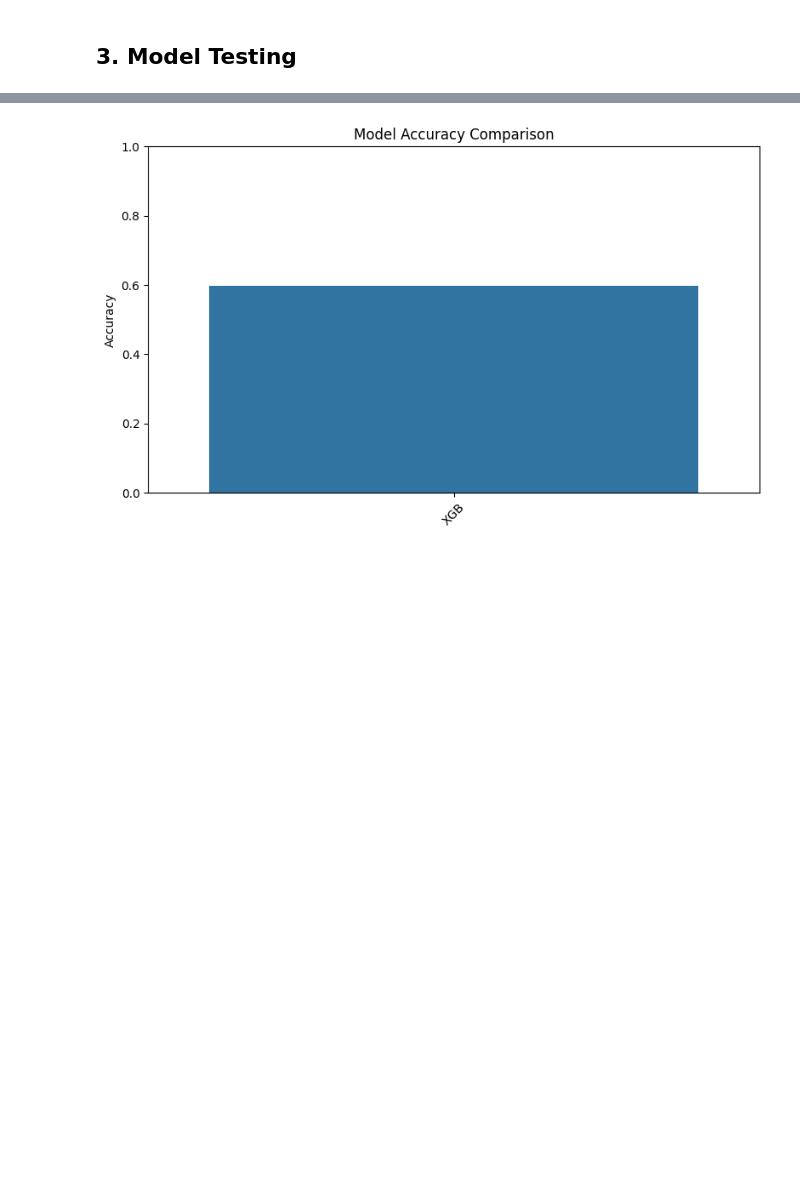
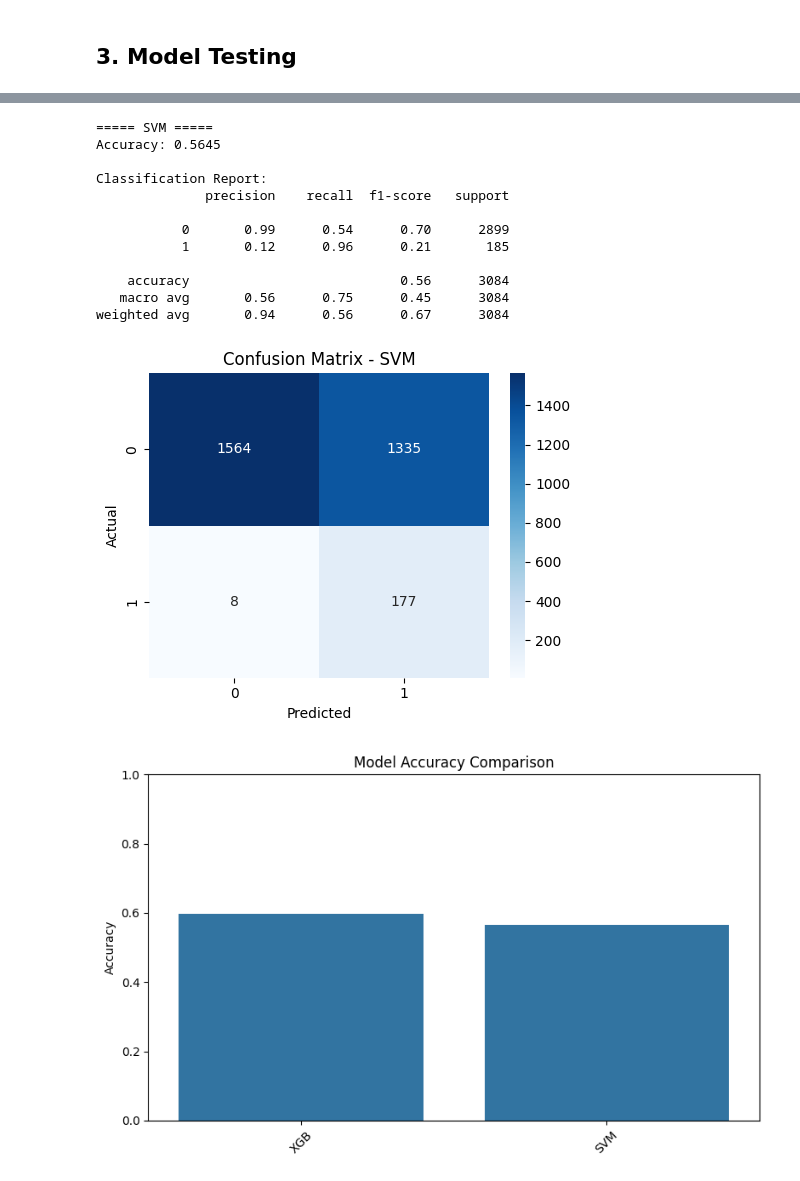
Before and after one commit to David38mk/vehicle-insurance-claim-fraud-datection-ML, a Jupyter notebook: notebooks/Vehicle-Insurance_claim_fraud_detection.ipynb, the cells around one changed output, grey strips where cells are left out. Saved outputs shown, nothing was run; the diff lists cells and outputs as text; code cells hidden in the pictures; blank space fills up the shorter version.

```diff
--- a/notebooks/Vehicle-Insurance_claim_fraud_detection.ipynb
+++ b/notebooks/Vehicle-Insurance_claim_fraud_detection.ipynb
@@ -671,6 +650,8 @@ We decide to go forward with SVM, XGB and Random Forest. The thought proccess is
 recall_scorer = make_scorer(recall_score, pos_label=1)
 precision_scorer = make_scorer(precision_score, pos_label=1)
 f1_scorer = make_scorer(f1_score, pos_label=1)
+
+k = KFold(n_splits=10, shuffle=True, random_state=38)
 
 # 1. SVM - Randomized Search
 svm_model = SVC(class_weight='balanced')
@@ -681,7 +662,7 @@ svm_params = {
 }
 
 
-svm_search = RandomizedSearchCV(svm_model, svm_params, n_iter=10, cv=10, scoring={'recall': recall_scorer,'precision': precision_scorer,'f1': f1_scorer,'accuracy': 'accuracy'} ,refit='recall', random_state=38, n_jobs=-1)
+svm_search = RandomizedSearchCV(svm_model, svm_params, n_iter=10, cv=k, scoring={'recall': recall_scorer,'precision': precision_scorer,'f1': f1_scorer,'accuracy': 'accuracy'} ,refit='recall', random_state=38, n_jobs=-1)
 svm_search.fit(X_res, y_res)
 print("Best SVM Params:", svm_search.best_params_)
 
@@ -694,7 +675,7 @@ rf_params = {
     'min_samples_split': [2, 5, 10],
     'min_samples_leaf': [1, 2, 4],
 }
-rf_search = RandomizedSearchCV(rf_model, rf_params, n_iter=10, cv=10, scoring={'recall': recall_scorer,'precision': precision_scorer,'f1': f1_scorer,'accuracy': 'accuracy'} ,refit='recall', random_state=38, n_jobs=-1)
+rf_search = RandomizedSearchCV(rf_model, rf_params, n_iter=10, cv=k, scoring={'recall': recall_scorer,'precision': precision_scorer,'f1': f1_scorer,'accuracy': 'accuracy'} ,refit='recall', random_state=38, n_jobs=-1)
 rf_search.fit(X_res, y_res)
 print("Best RF Params:", rf_search.best_params_)
 
@@ -708,7 +689,7 @@ xgb_params = {
     'subsample': [0.6, 0.8, 1.0],
     'colsample_bytree': [0.6, 0.8, 1.0]
 }
-xgb_search = RandomizedSearchCV(xgb_model, xgb_params, n_iter=10, cv=10, scoring={'recall': recall_scorer,'precision': precision_scorer,'f1': f1_scorer,'accuracy': 'accuracy'} ,refit='recall', random_state=38, n_jobs=-1)
+xgb_search = RandomizedSearchCV(xgb_model, xgb_params, n_iter=10, cv=k, scoring={'recall': recall_scorer,'precision': precision_scorer,'f1': f1_scorer,'accuracy': 'accuracy'} ,refit='recall', random_state=38, n_jobs=-1)
 xgb_search.fit(X_res, y_res)
 print("Best XGB Params:", xgb_search.best_params_)
 
@@ -776,6 +759,8 @@ We will continue to work with XGB beacuse of its high recall rate for class 1 an
 recall_scorer = make_scorer(recall_score, pos_label=1)
 precision_scorer = make_scorer(precision_score, pos_label=1)
 f1_scorer = make_scorer(f1_score, pos_label=1)
+
+k = KFold(shuffle=True, n_splits=5, random_state=38)
 
 # Define XGBoost model
 xgb_model = XGBClassifier(
@@ -800,7 +785,7 @@ xgb_grid_search = GridSearchCV(
     param_grid=xgb_param_grid,
     scoring={'recall': recall_scorer,'precision': precision_scorer,'f1': f1_scorer,'accuracy': 'accuracy'},
     refit='recall',
-    cv=5,
+    cv=k,
     n_jobs=-1,
     verbose=1
 )
@@ -844,21 +978,35 @@ weighted avg       0.94      0.58      0.68      3701
 ## 3. Model Testing
 # %%
 model_dict = {
-    "XGB" : xgb_best
-}
+    "XGB" : xgb_best,
+    "SVM" : svm
+    }
 compare_models(model_dict,X_test,y_test)
 # %% [output]
 ===== XGB =====
 Accuracy: 0.5976
 
 Classification Report:
               precision    recall  f1-score   support
 
            0       1.00      0.57      0.73      2899
            1       0.13      0.96      0.22       185
 
     accuracy                           0.60      3084
    macro avg       0.56      0.77      0.48      3084
 weighted avg       0.94      0.60      0.70      3084
 [figure]
+===== SVM =====
+Accuracy: 0.5645
+
+Classification Report:
+              precision    recall  f1-score   support
+
+           0       0.99      0.54      0.70      2899
+           1       0.12      0.96      0.21       185
+
+    accuracy                           0.56      3084
+   macro avg       0.56      0.75      0.45      3084
+weighted avg       0.94      0.56      0.67      3084
-[figure, old version]
+[figure, new version]
+[figure, added]
```
Also changed, not shown: parts of 10 cells of this notebook.
